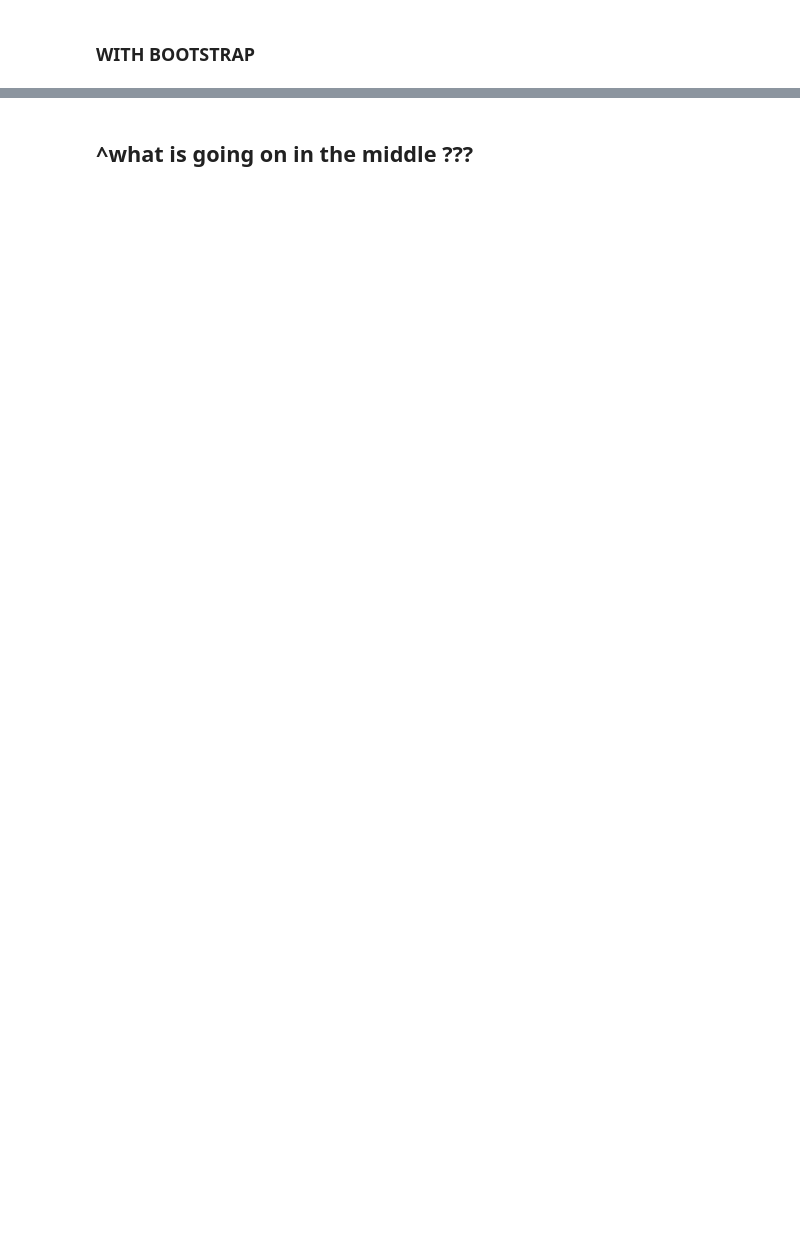
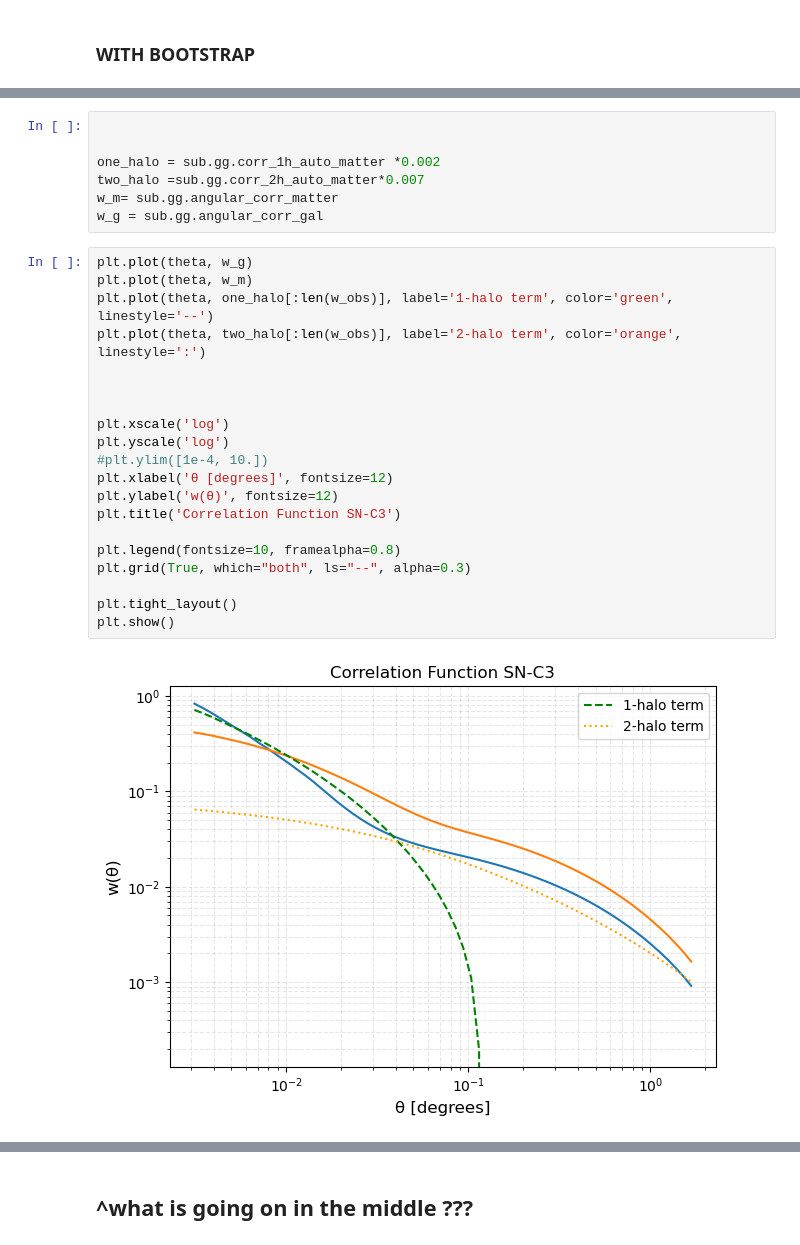
Before and after one commit to OtiliaIrina/Master_Thesis, a Jupyter notebook: New code/FIT.ipynb, the cells around one changed output, grey strips where cells are left out. Cells and saved outputs as stored; diff of their text form; blank space fills up the shorter version.

```diff
--- a/New code/FIT.ipynb
+++ b/New code/FIT.ipynb
@@ -163,0 +211,29 @@ plt.show()
+# %%
+
+
+one_halo = sub.gg.corr_1h_auto_matter *0.002
+two_halo =sub.gg.corr_2h_auto_matter*0.007
+w_m= sub.gg.angular_corr_matter
+w_g = sub.gg.angular_corr_gal
+# %%
+plt.plot(theta, w_g)
+plt.plot(theta, w_m)
+plt.plot(theta, one_halo[:len(w_obs)], label='1-halo term', color='green', linestyle='--')
+plt.plot(theta, two_halo[:len(w_obs)], label='2-halo term', color='orange', linestyle=':')
+
+
+
+plt.xscale('log')
+plt.yscale('log')
+#plt.ylim([1e-4, 10.])
+plt.xlabel('θ [degrees]', fontsize=12)
+plt.ylabel('w(θ)', fontsize=12)
+plt.title('Correlation Function SN-C3')
+
+plt.legend(fontsize=10, framealpha=0.8)
+plt.grid(True, which="both", ls="--", alpha=0.3)
+
+plt.tight_layout()
+plt.show()
+# %% [output]
+[figure, added]
```
Also changed, not shown: parts of 22 cells of this notebook, 4 other files.
